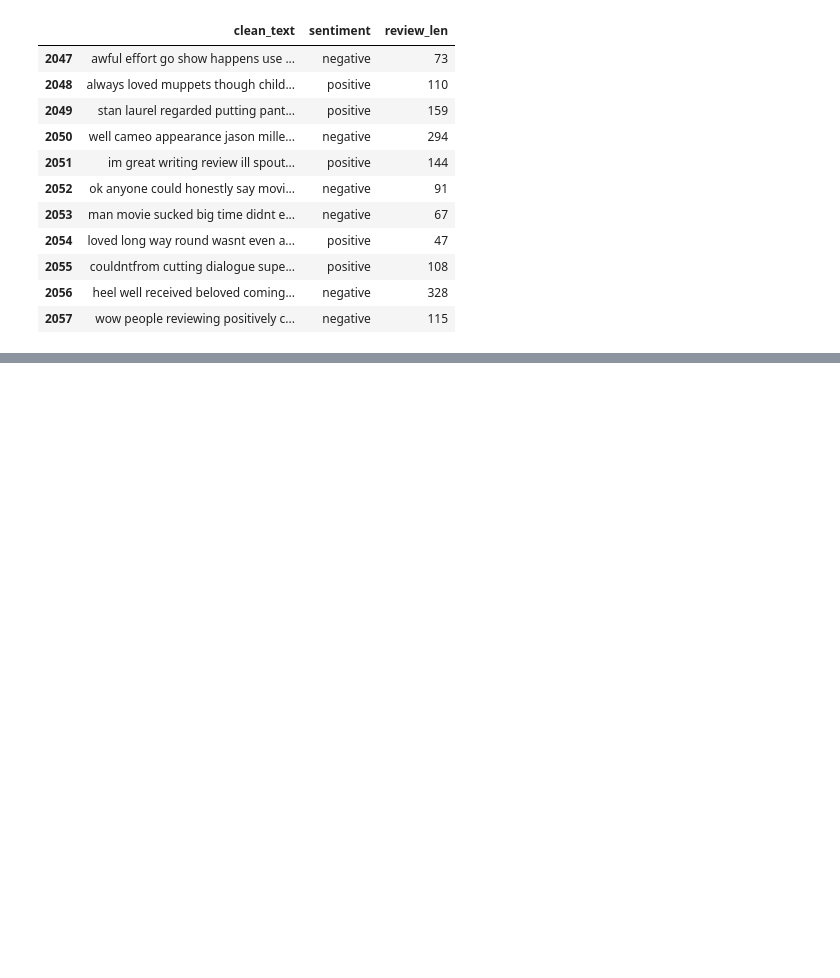
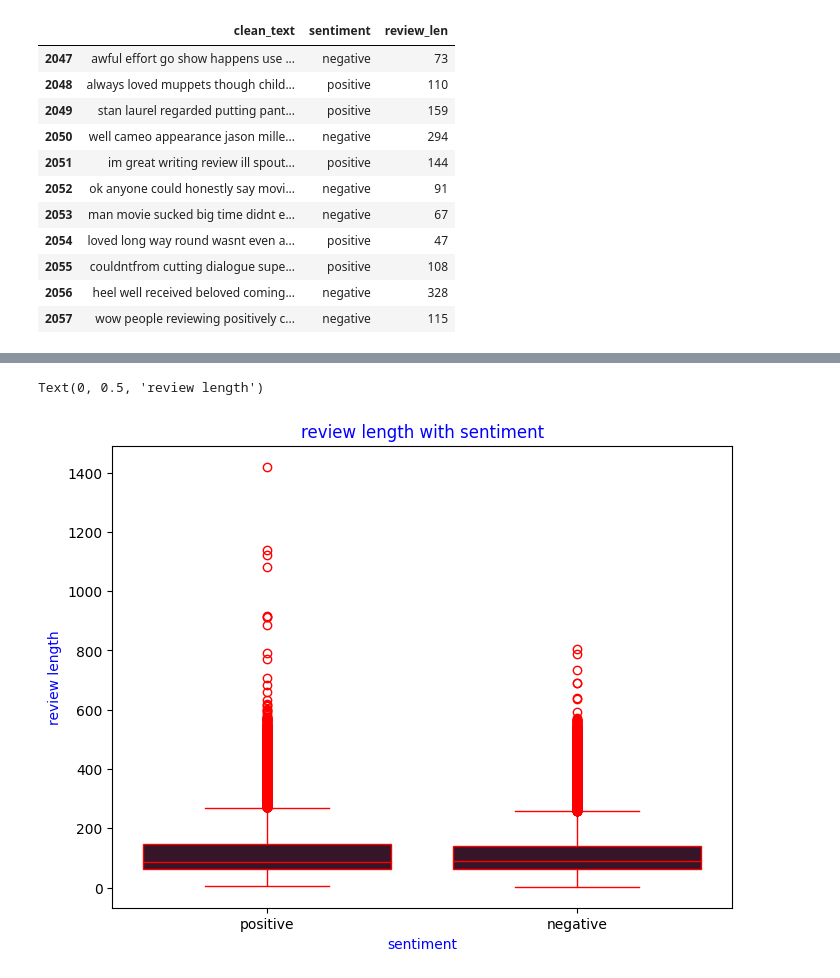
Before and after one commit to md-mojammel4761/Review-Polarity-Detector, a Jupyter notebook: notebook/data_exploration.ipynb, the cells around one changed output, grey strips where cells are left out. Saved outputs shown, nothing was run; the diff lists cells and outputs as text; code cells hidden in the pictures; blank space fills up the shorter version.

```diff
--- a/notebook/data_exploration.ipynb
+++ b/notebook/data_exploration.ipynb
@@ -69,0 +89,16 @@ Passing `palette` without assigning `hue` is deprecated and will be removed in v
+# %%
+plt.figure(figsize=(8,6))
+sns.boxplot(
+    data=df,
+    x="sentiment",
+    y="review_len",
+    color="#3A1027",
+    linecolor="red"
+)
+
+plt.title("review length with sentiment", color="blue")
+plt.xlabel("sentiment", color="blue")
+plt.ylabel("review length", color="blue")
+# %% [output]
+Text(0, 0.5, 'review length')
+[figure, added]
```
Also changed, not shown: parts of 3 cells of this notebook.
